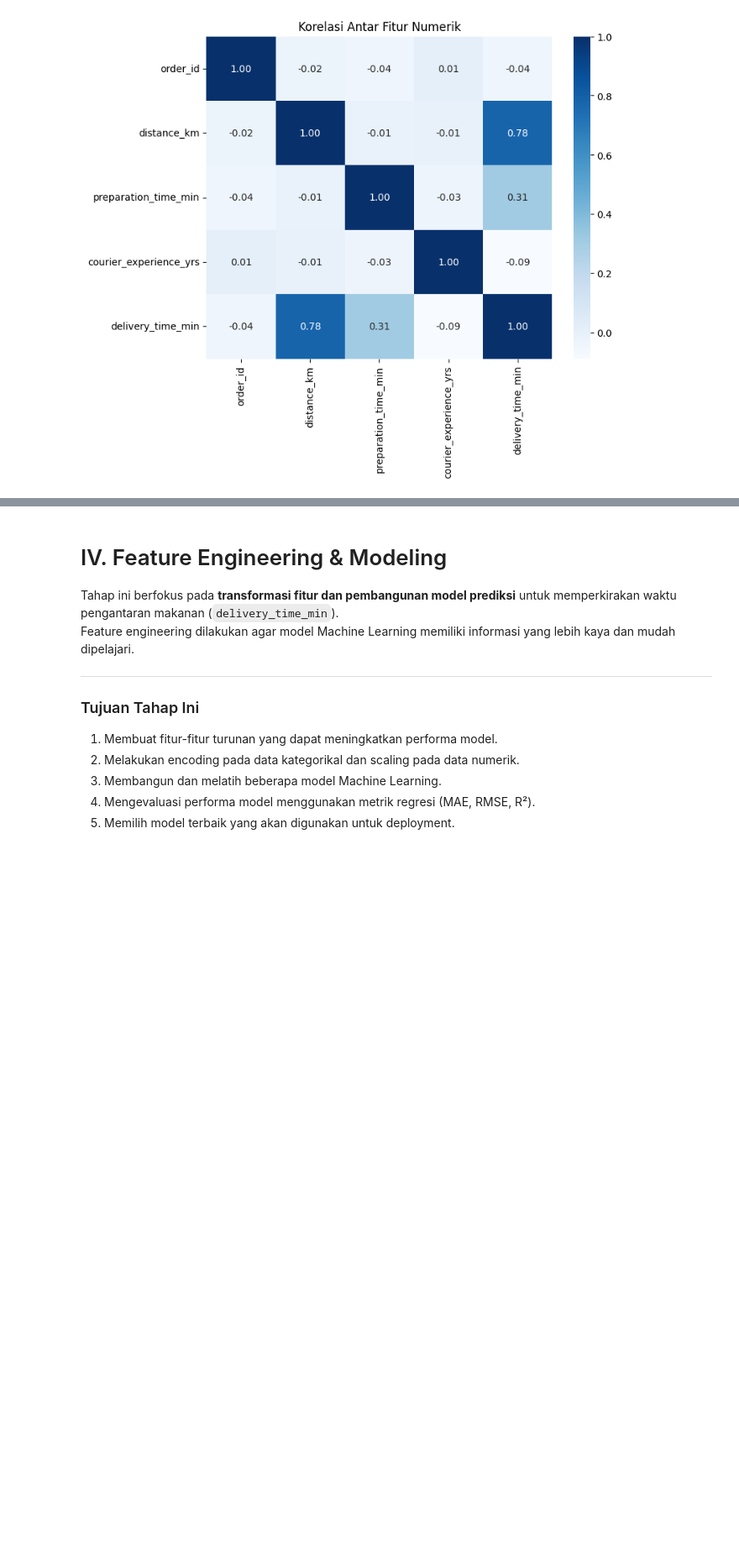
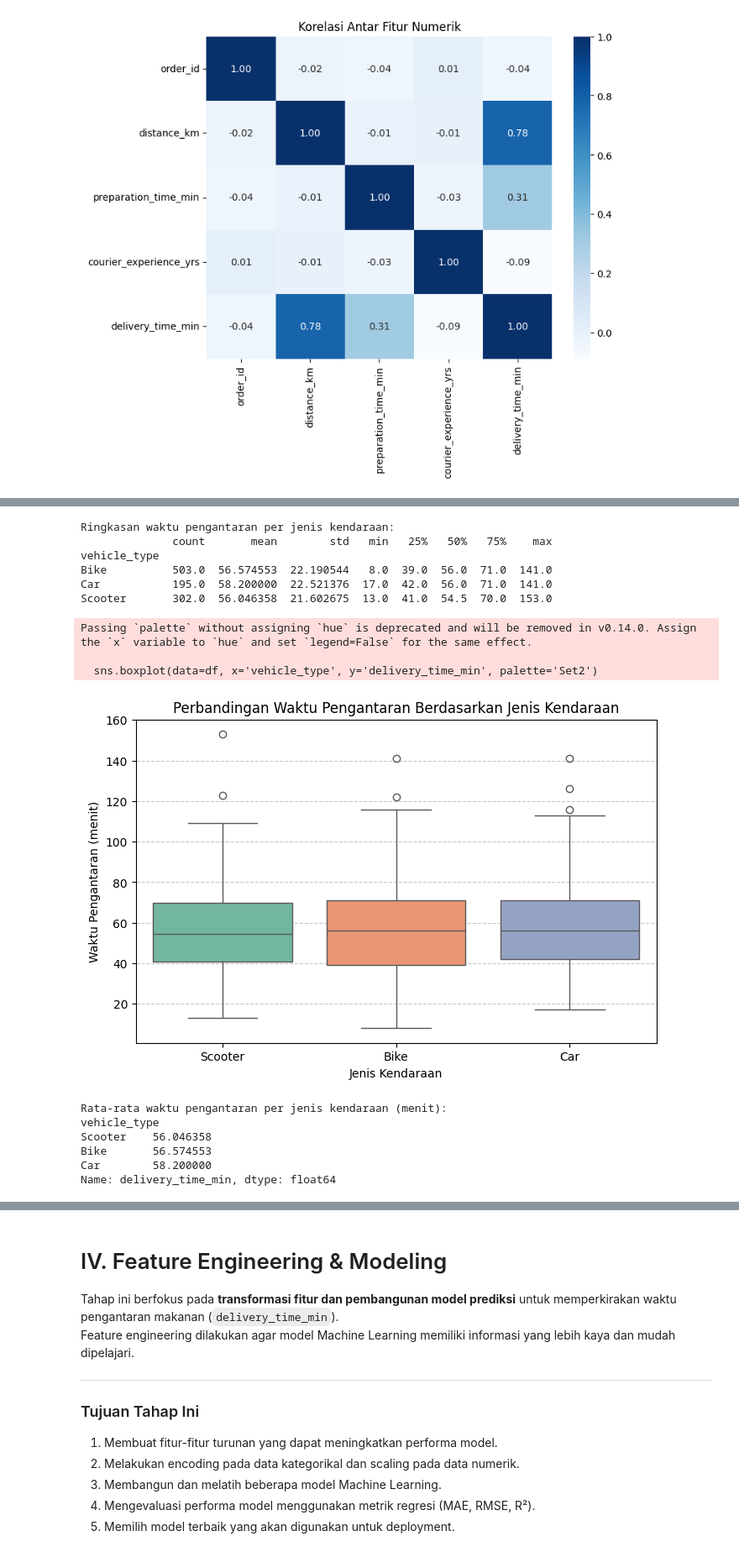
Before and after one commit to FTDS-assignment-bay/p2-final-project-smart-eta-final-project-1, a Jupyter notebook: FinalProject.ipynb, the cells around one changed output, grey strips where cells are left out. Shown at 84% size. Cells and saved outputs as stored; diff of their text form; code cells hidden in the pictures; blank space fills up the shorter version.

```diff
--- a/FinalProject.ipynb
+++ b/FinalProject.ipynb
@@ -706,0 +630,47 @@ plt.show()
+# %%
+# ================================================
+# EDA: Pengaruh Vehicle Type terhadap Delivery Time
+# ================================================
+
+import pandas as pd
+import matplotlib.pyplot as plt
+import seaborn as sns
+
+# 1️⃣ Baca dataset bersih
+df = pd.read_csv("food_delivery_times_clean.csv")
+
+# 2️⃣ Cek ringkasan statistik per jenis kendaraan
+vehicle_summary = df.groupby('vehicle_type')['delivery_time_min'].describe()
+print("Ringkasan waktu pengantaran per jenis kendaraan:")
+print(vehicle_summary)
+
+# 3️⃣ Visualisasi distribusi waktu pengantaran per jenis kendaraan
+plt.figure(figsize=(8, 5))
+sns.boxplot(data=df, x='vehicle_type', y='delivery_time_min', palette='Set2')
+plt.title('Perbandingan Waktu Pengantaran Berdasarkan Jenis Kendaraan')
+plt.xlabel('Jenis Kendaraan')
+plt.ylabel('Waktu Pengantaran (menit)')
+plt.grid(axis='y', linestyle='--', alpha=0.7)
+plt.show()
+
+# 4️⃣ (Opsional) Rata-rata waktu pengantaran per jenis kendaraan
+avg_delivery = df.groupby('vehicle_type')['delivery_time_min'].mean().sort_values()
+print("\nRata-rata waktu pengantaran per jenis kendaraan (menit):")
+print(avg_delivery)
+# %% [output]
+Ringkasan waktu pengantaran per jenis kendaraan:
+              count       mean        std   min   25%   50%   75%    max
+vehicle_type
+Bike          503.0  56.574553  22.190544   8.0  39.0  56.0  71.0  141.0
+Car           195.0  58.200000  22.521376  17.0  42.0  56.0  71.0  141.0
+Scooter       302.0  56.046358  21.602675  13.0  41.0  54.5  70.0  153.0
+Passing `palette` without assigning `hue` is deprecated and will be removed in v0.14.0. Assign the `x` variable to `hue` and set `legend=False` for the same effect.
+
+  sns.boxplot(data=df, x='vehicle_type', y='delivery_time_min', palette='Set2')
+[figure, added]
+Rata-rata waktu pengantaran per jenis kendaraan (menit):
+vehicle_type
+Scooter    56.046358
+Bike       56.574553
+Car        58.200000
+Name: delivery_time_min, dtype: float64
```
Also changed, not shown: parts of 11 cells of this notebook, 1 other file.
